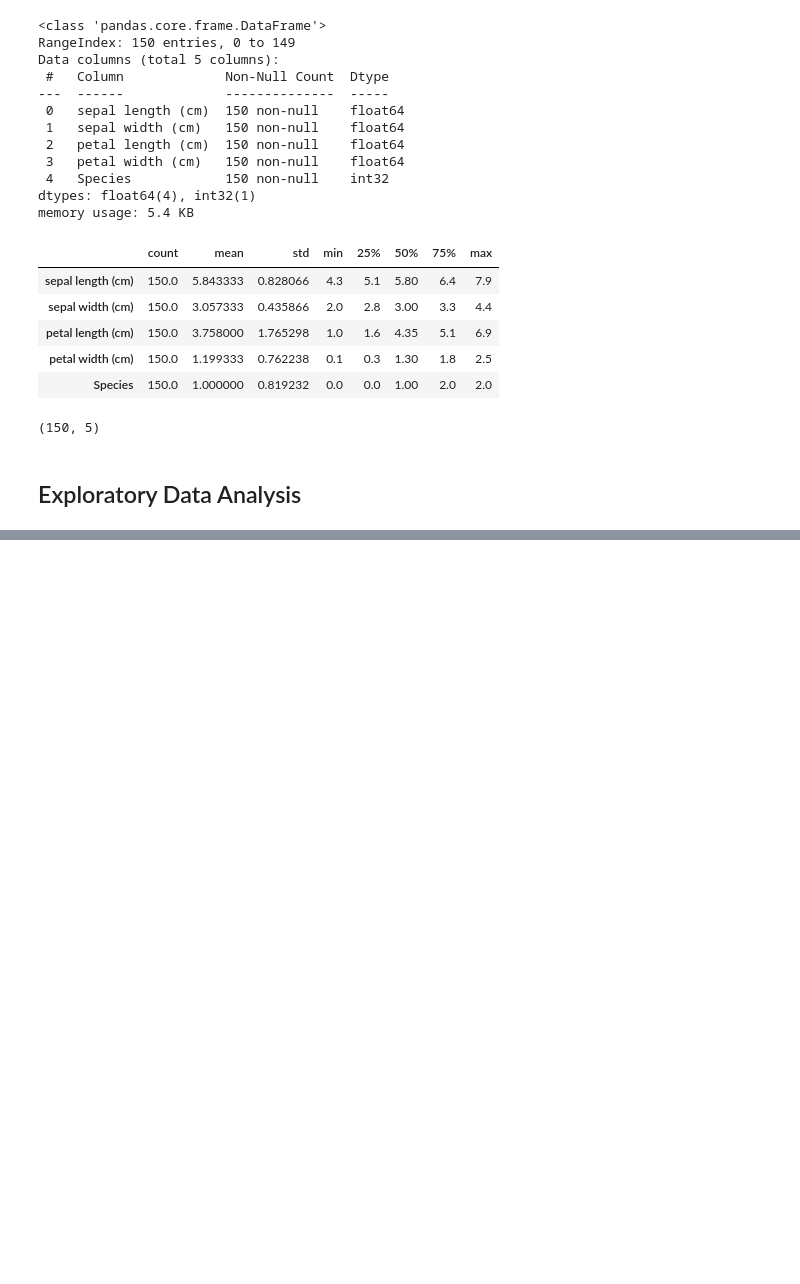
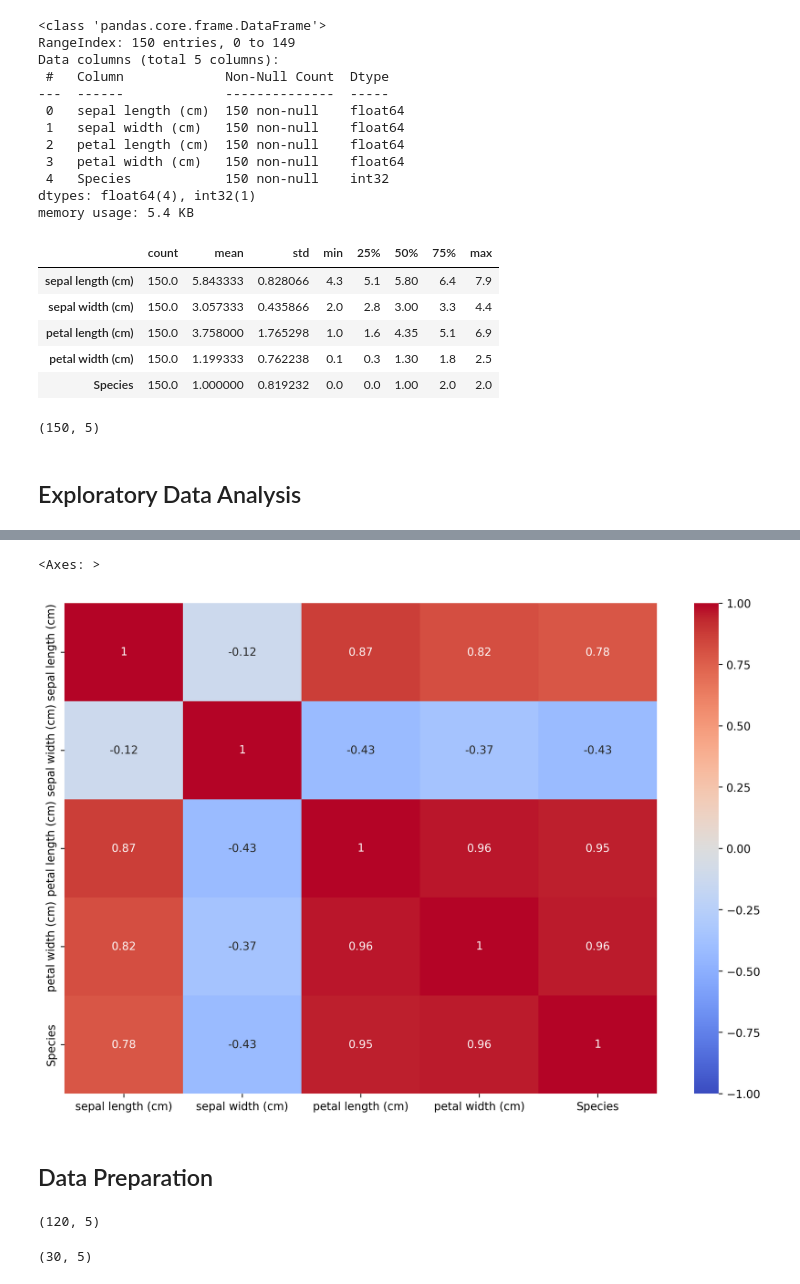
Before and after one commit to cmurray4492/PythonProjects, a Jupyter notebook: Machine_Learning/XGBoost/xgboost_book1_iris_classifier.ipynb, the cells around one changed output, grey strips where cells are left out. Saved outputs shown, nothing was run; the diff lists cells and outputs as text; code cells hidden in the pictures; blank space fills up the shorter version.

```diff
--- a/Machine_Learning/XGBoost/xgboost_book1_iris_classifier.ipynb
+++ b/Machine_Learning/XGBoost/xgboost_book1_iris_classifier.ipynb
@@ -76,0 +100,8 @@ plt.show()
+# %%
+plt.figure(figsize=(12,8), dpi=250)
+sns.heatmap(data=irisdata.corr(), cmap="coolwarm", vmax=1, vmin=-1, annot=True )
+# %% [output]
+<Axes: >
+[figure, added]
+# %% [markdown]
+## Data Preparation
@@ -76,0 +112,8 @@ plt.show()
+# %%
+training_data.shape
+# %% [output]
+(120, 5)
+# %%
+test_data.shape
+# %% [output]
+(30, 5)
```
Also changed, not shown: parts of 22 cells of this notebook.
